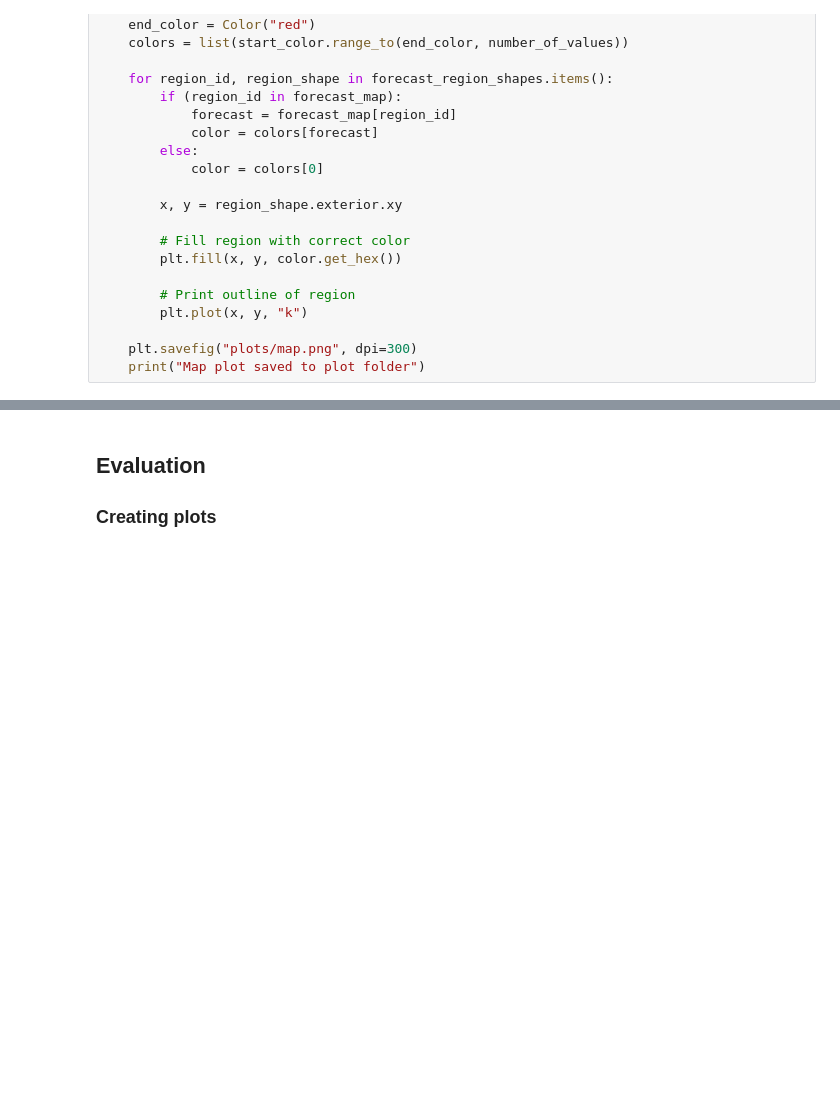
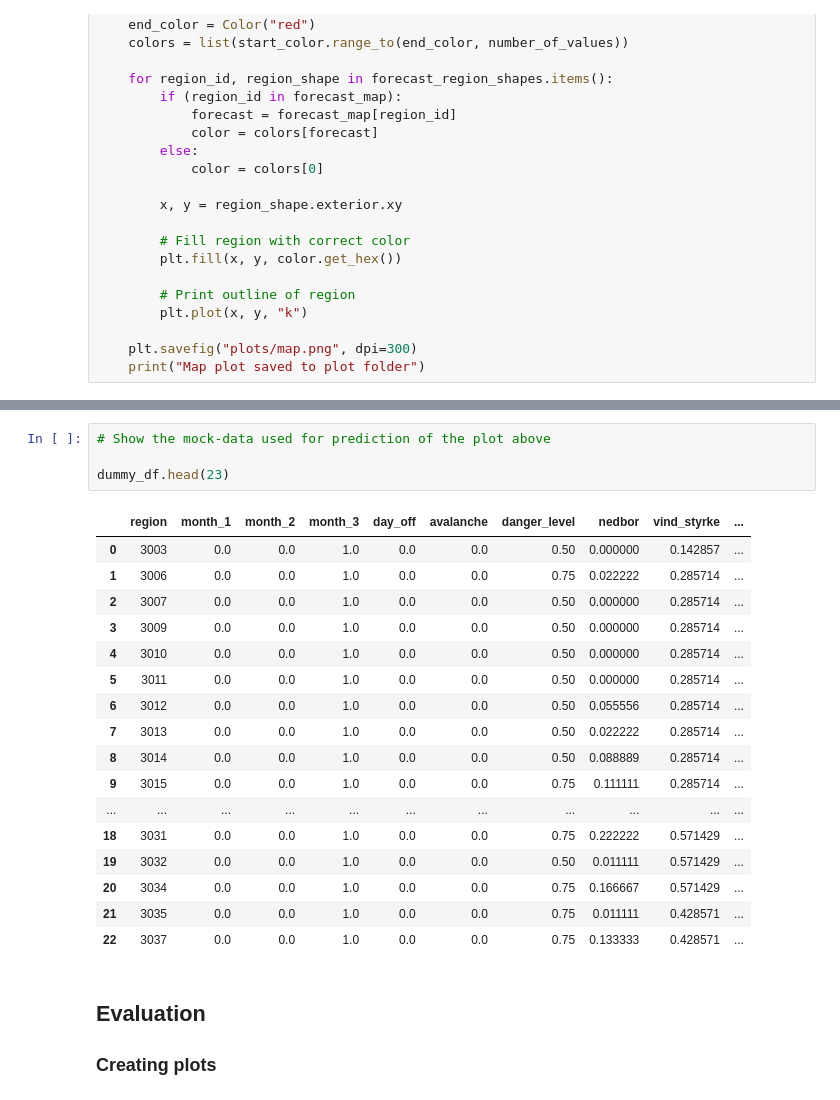
Before and after one commit to SimenHolmestad/TDT4290-Avalanche-prediction, a Jupyter notebook: Avalanche_Prediction.ipynb, the cells around one changed output, grey strips where cells are left out. Saved outputs shown, nothing was run; the diff lists cells and outputs as text; blank space fills up the shorter version.

```diff
--- a/Avalanche_Prediction.ipynb
+++ b/Avalanche_Prediction.ipynb
@@ -558,3 +622,25 @@ dummy_df.head(23)
+# %%
+# Show the mock-data used for prediction of the plot above
+
+dummy_df.head(23)
+# %% [output]
+|  | region | month_1 | month_2 | month_3 | day_off | avalanche | danger_level | nedbor | vind_styrke | ... |
+| 0 | 3003 | 0.0 | 0.0 | 1.0 | 0.0 | 0.0 | 0.50 | 0.000000 | 0.142857 | ... |
+| 1 | 3006 | 0.0 | 0.0 | 1.0 | 0.0 | 0.0 | 0.75 | 0.022222 | 0.285714 | ... |
+| 2 | 3007 | 0.0 | 0.0 | 1.0 | 0.0 | 0.0 | 0.50 | 0.000000 | 0.285714 | ... |
+| 3 | 3009 | 0.0 | 0.0 | 1.0 | 0.0 | 0.0 | 0.50 | 0.000000 | 0.285714 | ... |
+| 4 | 3010 | 0.0 | 0.0 | 1.0 | 0.0 | 0.0 | 0.50 | 0.000000 | 0.285714 | ... |
+| 5 | 3011 | 0.0 | 0.0 | 1.0 | 0.0 | 0.0 | 0.50 | 0.000000 | 0.285714 | ... |
+| 6 | 3012 | 0.0 | 0.0 | 1.0 | 0.0 | 0.0 | 0.50 | 0.055556 | 0.285714 | ... |
+| 7 | 3013 | 0.0 | 0.0 | 1.0 | 0.0 | 0.0 | 0.50 | 0.022222 | 0.285714 | ... |
+| 8 | 3014 | 0.0 | 0.0 | 1.0 | 0.0 | 0.0 | 0.50 | 0.088889 | 0.285714 | ... |
+| 9 | 3015 | 0.0 | 0.0 | 1.0 | 0.0 | 0.0 | 0.75 | 0.111111 | 0.285714 | ... |
+| ... | ... | ... | ... | ... | ... | ... | ... | ... | ... | ... |
+| 18 | 3031 | 0.0 | 0.0 | 1.0 | 0.0 | 0.0 | 0.75 | 0.222222 | 0.571429 | ... |
+| 19 | 3032 | 0.0 | 0.0 | 1.0 | 0.0 | 0.0 | 0.50 | 0.011111 | 0.571429 | ... |
+| 20 | 3034 | 0.0 | 0.0 | 1.0 | 0.0 | 0.0 | 0.75 | 0.166667 | 0.571429 | ... |
+| 21 | 3035 | 0.0 | 0.0 | 1.0 | 0.0 | 0.0 | 0.75 | 0.011111 | 0.428571 | ... |
+| 22 | 3037 | 0.0 | 0.0 | 1.0 | 0.0 | 0.0 | 0.75 | 0.133333 | 0.428571 | ... |
 # %% [markdown]
 ## Evaluation
 
```
Also changed, not shown: parts of 9 cells of this notebook, 1 other file.
